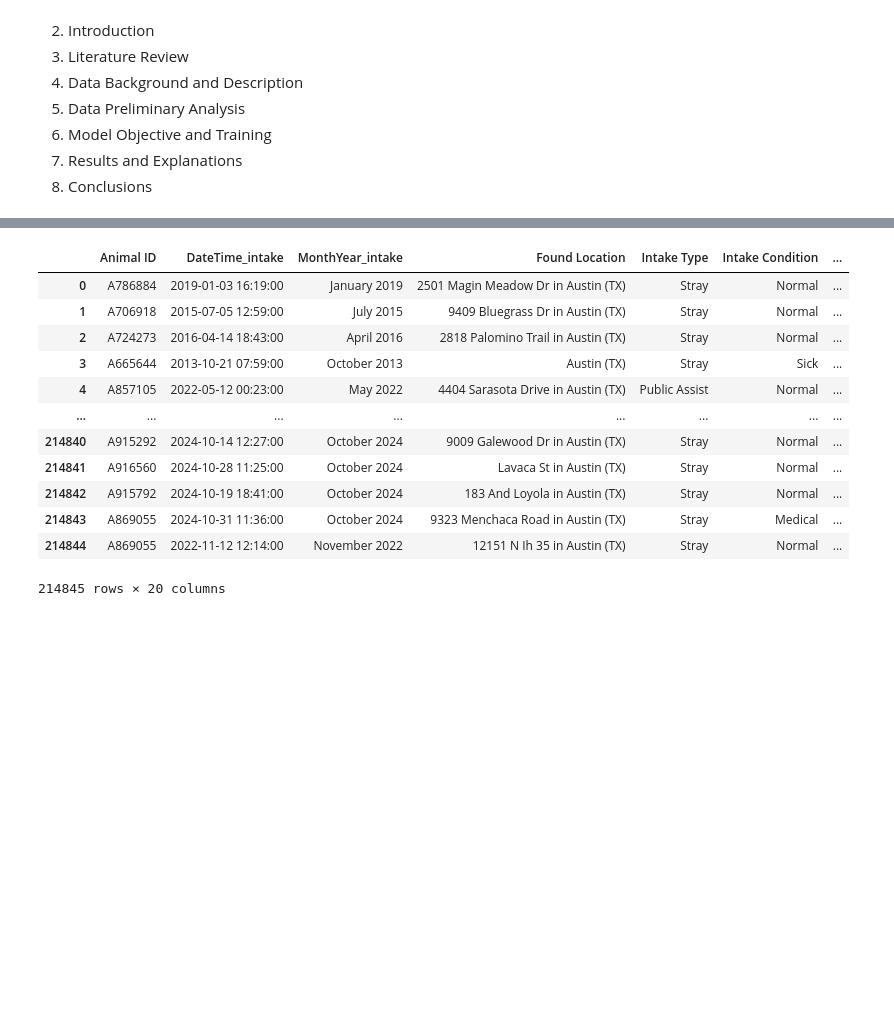
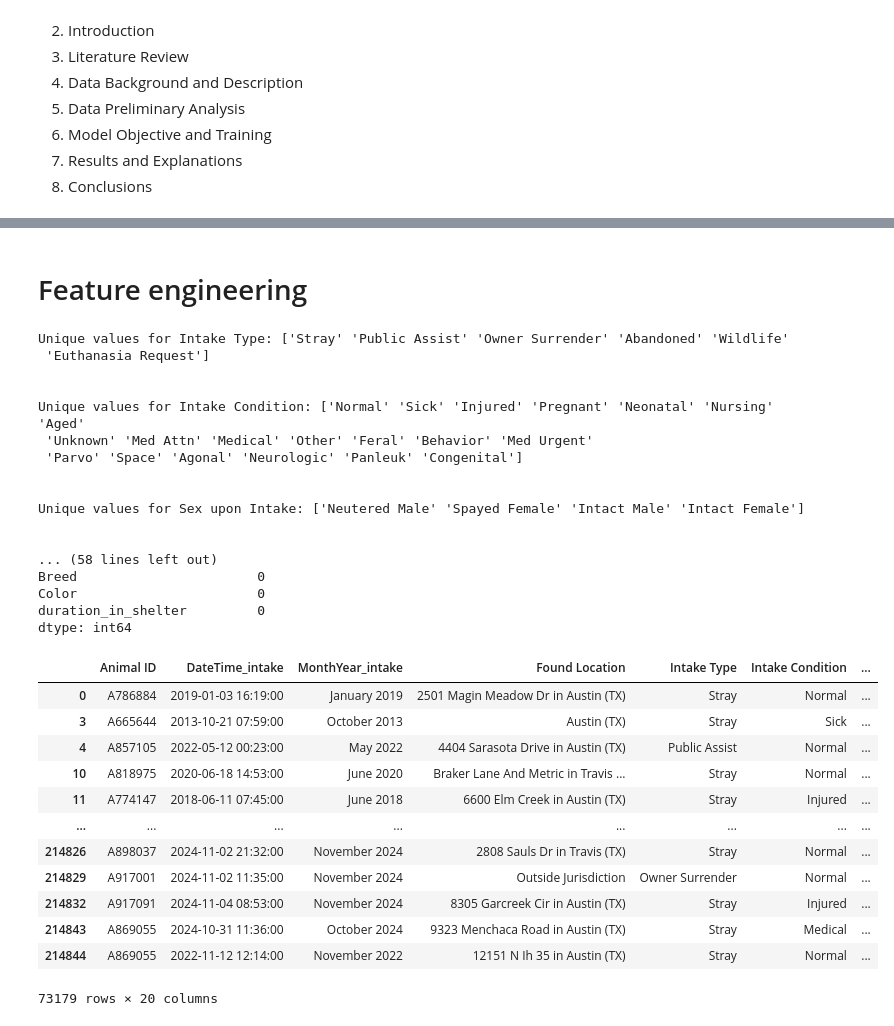
Before and after one commit to alpalkah/csmlFinalProject, a Jupyter notebook: testing.ipynb, the cells around one changed output, grey strips where cells are left out. Cells and saved outputs as stored; diff of their text form; code cells hidden in the pictures; blank space fills up the shorter version.

```diff
--- a/testing.ipynb
+++ b/testing.ipynb
@@ -66,35 +70,55 @@ display(df_outcomes)
+# %% [markdown]
+# Feature engineering
 # %%
-# Join dataframes on Animal ID
-pd.options.display.max_columns = 50
-df_joined = pd.merge(df_intakes,df_outcomes,on=["Animal ID"],suffixes=('_intake','_outcome'))
-
-# Drop duplicate columns
-cols_intakes = df_intakes.columns
-cols_outcomes = df_outcomes.columns
-
-duplicate_prefixes = ["Name", "Animal Type", "Breed", "Color"]
-
-for pref in duplicate_prefixes:
-    if (df_joined[pref + "_intake"].dropna() == df_joined[pref + "_outcome"].dropna()).all():
-        df_joined[pref] = df_joined[pref + "_intake"]
-        df_joined = df_joined.drop(columns=[pref + "_intake", pref + "_outcome"])
-
-
 # Calculate the duration between intake and outcome
 df_joined["DateTime_outcome"] = pd.to_datetime(df_joined["DateTime_outcome"], format="%m/%d/%Y %I:%M:%S %p")
 df_joined["DateTime_intake"] = pd.to_datetime(df_joined["DateTime_intake"], format="%m/%d/%Y %I:%M:%S %p")
 df_joined["duration_in_shelter"] = df_joined["DateTime_outcome"] - df_joined["DateTime_intake"]
+
+# Drop nans in some rows
+df_joined = df_joined.dropna(axis=0,subset=["Sex upon Outcome","Sex upon Intake","Outcome Type","Age upon Outcome"])
+df_joined = df_joined.loc[df_joined["Sex upon Intake"].str.contains("Male|Female")]
+
+# Display Unique Values of categorical variables
+categorical_columns = ["Intake Type", "Intake Condition", "Sex upon Intake", "Age upon Intake", "Outcome Type", "Outcome Subtype", "Sex upon Outcome", "Age upon Outcome", "Animal Type", "Breed"]
+
+for col in categorical_columns:
+    print(f"Unique values for {col}: {df_joined[col].unique()}")
+    print("\n")
+
+# Display the number of missing values in each column
+print(df_joined.isna().sum())
+
+
+display(df_joined.loc[~df_joined['Outcome Subtype'].isna()])
 # %% [output]
+Unique values for Intake Type: ['Stray' 'Public Assist' 'Owner Surrender' 'Abandoned' 'Wildlife'
+ 'Euthanasia Request']
+
+
+Unique values for Intake Condition: ['Normal' 'Sick' 'Injured' 'Pregnant' 'Neonatal' 'Nursing' 'Aged'
+ 'Unknown' 'Med Attn' 'Medical' 'Other' 'Feral' 'Behavior' 'Med Urgent'
+ 'Parvo' 'Space' 'Agonal' 'Neurologic' 'Panleuk' 'Congenital']
+
+
+Unique values for Sex upon Intake: ['Neutered Male' 'Spayed Female' 'Intact Male' 'Intact Female']
+
+
+... (58 lines left out)
+Breed                       0
+Color                       0
+duration_in_shelter         0
+dtype: int64
 |  | Animal ID | DateTime_intake | MonthYear_intake | Found Location | Intake Type | Intake Condition | ... |
 | 0 | A786884 | 2019-01-03 16:19:00 | January 2019 | 2501 Magin Meadow Dr in Austin (TX) | Stray | Normal | ... |
-| 1 | A706918 | 2015-07-05 12:59:00 | July 2015 | 9409 Bluegrass Dr in Austin (TX) | Stray | Normal | ... |
-| 2 | A724273 | 2016-04-14 18:43:00 | April 2016 | 2818 Palomino Trail in Austin (TX) | Stray | Normal | ... |
 | 3 | A665644 | 2013-10-21 07:59:00 | October 2013 | Austin (TX) | Stray | Sick | ... |
 | 4 | A857105 | 2022-05-12 00:23:00 | May 2022 | 4404 Sarasota Drive in Austin (TX) | Public Assist | Normal | ... |
+| 10 | A818975 | 2020-06-18 14:53:00 | June 2020 | Braker Lane And Metric in Travis ... | Stray | Normal | ... |
+| 11 | A774147 | 2018-06-11 07:45:00 | June 2018 | 6600 Elm Creek in Austin (TX) | Stray | Injured | ... |
 | ... | ... | ... | ... | ... | ... | ... | ... |
-| 214840 | A915292 | 2024-10-14 12:27:00 | October 2024 | 9009 Galewood Dr in Austin (TX) | Stray | Normal | ... |
-| 214841 | A916560 | 2024-10-28 11:25:00 | October 2024 | Lavaca St in Austin (TX) | Stray | Normal | ... |
-| 214842 | A915792 | 2024-10-19 18:41:00 | October 2024 | 183 And Loyola in Austin (TX) | Stray | Normal | ... |
+| 214826 | A898037 | 2024-11-02 21:32:00 | November 2024 | 2808 Sauls Dr in Travis (TX) | Stray | Normal | ... |
+| 214829 | A917001 | 2024-11-02 11:35:00 | November 2024 | Outside Jurisdiction | Owner Surrender | Normal | ... |
+| 214832 | A917091 | 2024-11-04 08:53:00 | November 2024 | 8305 Garcreek Cir in Austin (TX) | Stray | Injured | ... |
 | 214843 | A869055 | 2024-10-31 11:36:00 | October 2024 | 9323 Menchaca Road in Austin (TX) | Stray | Medical | ... |
 | 214844 | A869055 | 2022-11-12 12:14:00 | November 2022 | 12151 N Ih 35 in Austin (TX) | Stray | Normal | ... |
-214845 rows × 20 columns
+73179 rows × 20 columns
```
Also changed, not shown: parts of 6 cells of this notebook.
